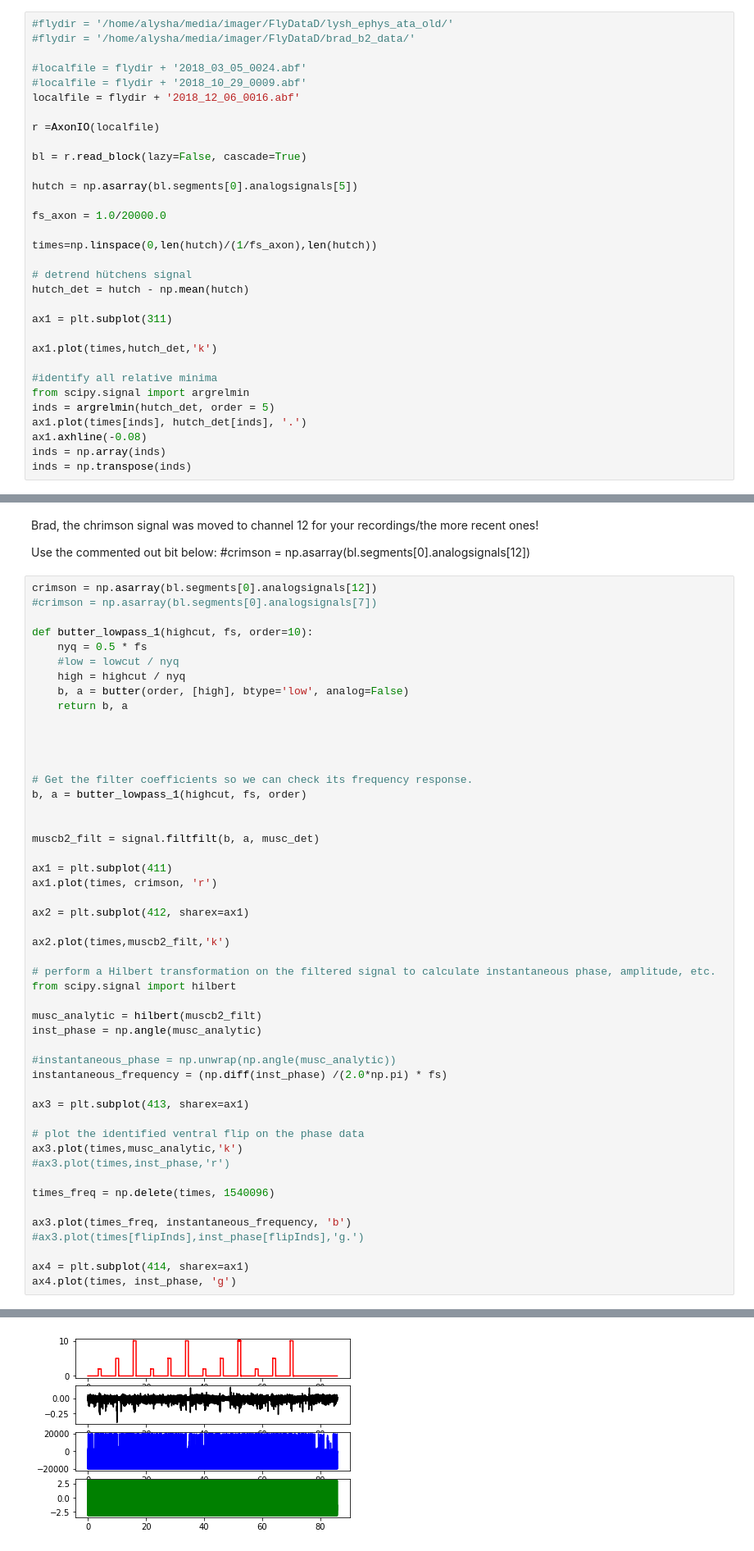
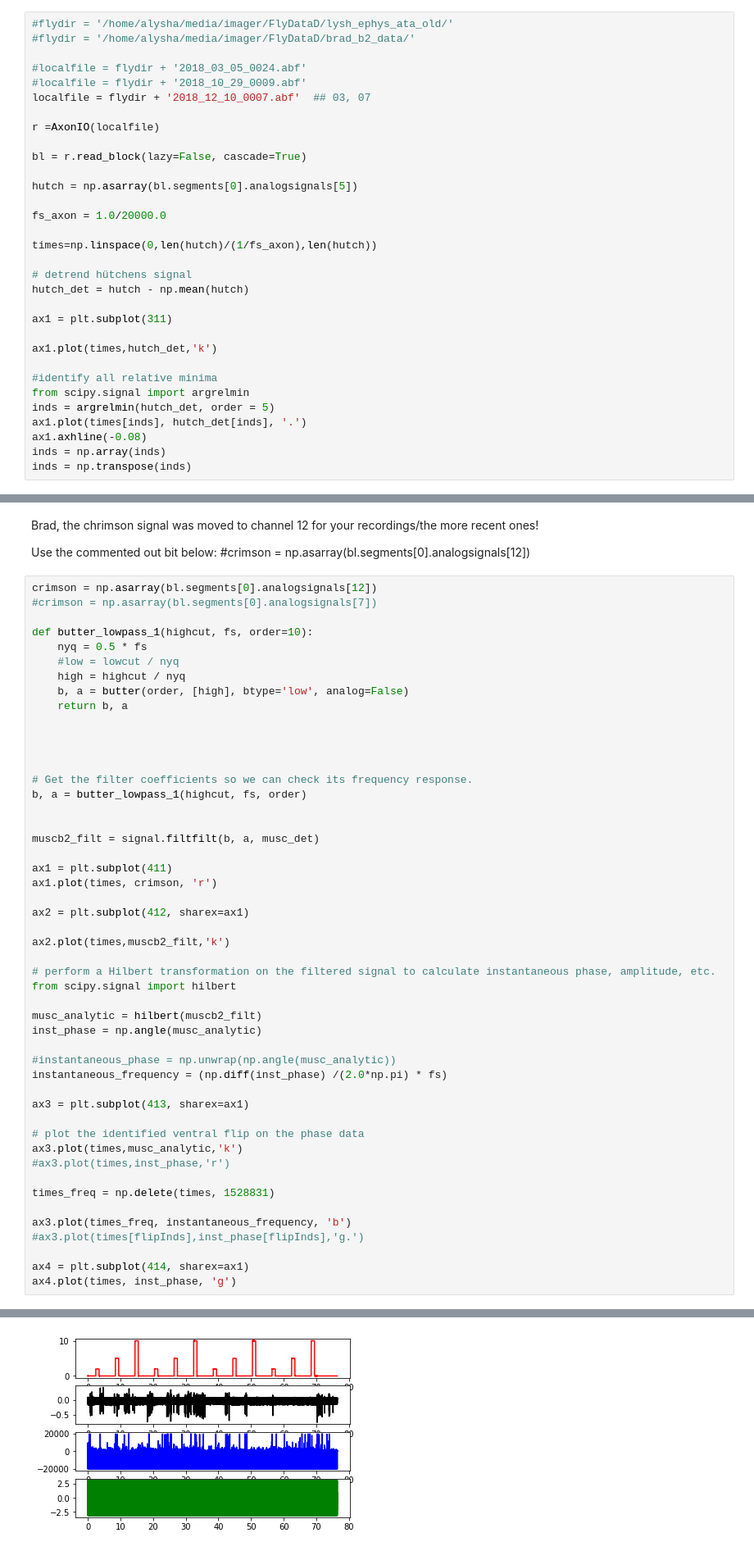
Before and after one commit to lyshds/dn_df_compilation, a Jupyter notebook: S110/s110_i1_muscle_upsampling_v1.ipynb, the cells around one changed output, grey strips where cells are left out. Shown: that part at 82% size. Saved outputs shown, nothing was run; the diff lists cells and outputs as text.

```diff
--- a/S110/s110_i1_muscle_upsampling_v1.ipynb
+++ b/S110/s110_i1_muscle_upsampling_v1.ipynb
@@ -19,7 +19,7 @@ flydir = '/home/alysha/media/imager/FlyDataD/untitled folder/recent_muscle_reocr
 
 #localfile = flydir + '2018_03_05_0024.abf'
 #localfile = flydir + '2018_10_29_0009.abf'
-localfile = flydir + '2018_12_06_0016.abf'
+localfile = flydir + '2018_12_10_0007.abf'  ## 03, 07
 
 r =AxonIO(localfile)
 
@@ -322,35 +322,35 @@ muscb2_filt = signal.filtfilt(b, a, musc_det)
 ax1 = plt.subplot(411)
 ax1.plot(times, crimson, 'r')
 
 ax2 = plt.subplot(412, sharex=ax1)
 
 ax2.plot(times,muscb2_filt,'k')
 
 # perform a Hilbert transformation on the filtered signal to calculate instantaneous phase, amplitude, etc.
 from scipy.signal import hilbert
 
 musc_analytic = hilbert(muscb2_filt)
 inst_phase = np.angle(musc_analytic)
 
 #instantaneous_phase = np.unwrap(np.angle(musc_analytic))
 instantaneous_frequency = (np.diff(inst_phase) /(2.0*np.pi) * fs)
 
 ax3 = plt.subplot(413, sharex=ax1)
 
 # plot the identified ventral flip on the phase data
 ax3.plot(times,musc_analytic,'k')
 #ax3.plot(times,inst_phase,'r')
 
-times_freq = np.delete(times, 1540096)
+times_freq = np.delete(times, 1528831)
 
 ax3.plot(times_freq, instantaneous_frequency, 'b')
 #ax3.plot(times[flipInds],inst_phase[flipInds],'g.')
 
 ax4 = plt.subplot(414, sharex=ax1)
 ax4.plot(times, inst_phase, 'g')
 # %% [output]
 [<matplotlib.lines.Line2D at 0x...>]
-[figure, old version]
+[figure, new version]
 # %%
 #ax1 = plt.subplot(611)
 
```
Also changed, not shown: parts of 24 cells of this notebook, 19 other files.
